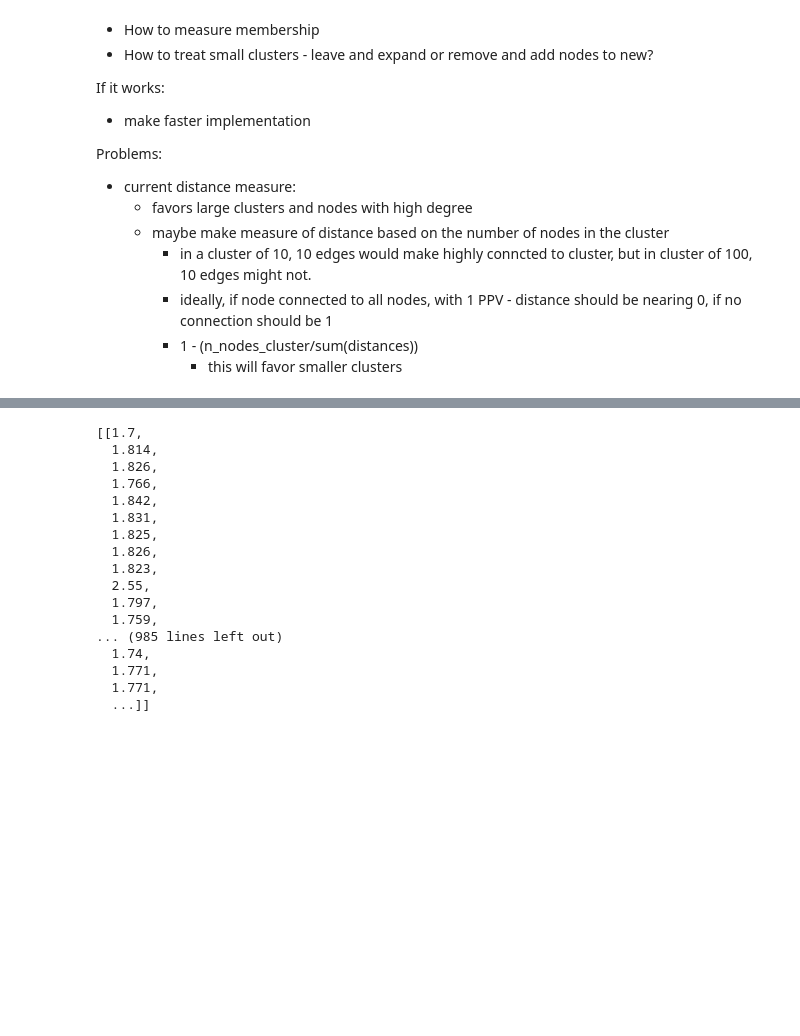
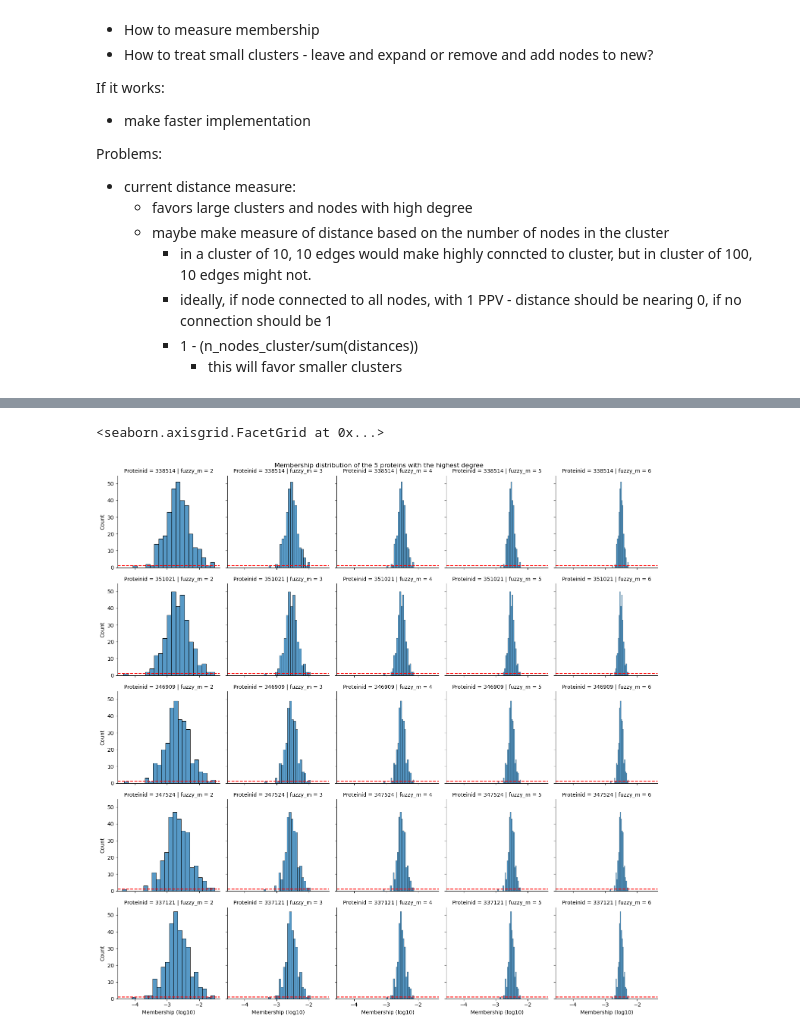
Before and after one commit to ViHoller/regulomeClustering, a Jupyter notebook: regulome_clustering_c_means.ipynb, the cells around one changed output, grey strips where cells are left out. Cells and saved outputs as stored; diff of their text form; code cells hidden in the pictures; blank space fills up the shorter version.

```diff
--- a/regulome_clustering_c_means.ipynb
+++ b/regulome_clustering_c_means.ipynb
@@ -159,0 +191,2 @@ Error:
+# %%
+results = network_c_means(regulome_graph, clusters_dict, 2, optimize=True, distance_measure='dist_sum', path_lengths=path_lengths_dict)
@@ -225,27 +219,0 @@ KeyboardInterrupt:
-# %%
-t = regulome_graph.distances('350619', '349606', weights='PPV', algorithm='Djikstra')
-
-n1 = set(regulome_graph.neighbors('350619'))
-n2 = set(regulome_graph.neighbors('349606'))
-
-n1.intersection(n2) #{28, 110}
-
-regulome_graph.distances('350619',  weights='PPV')
-# %% [output]
-[[1.7,
-  1.814,
-  1.826,
-  1.766,
-  1.842,
-  1.831,
-  1.825,
-  1.826,
-  1.823,
-  2.55,
-  1.797,
-  1.759,
-... (985 lines left out)
-  1.74,
-  1.771,
-  1.771,
-  ...]]
@@ -254,48 +224,65 @@ from math import log10
 
 protein_edges = pd.concat([regulome_network_edges['ProteinAid'], regulome_network_edges['ProteinBid']]).value_counts()
 most_connected_proteins = tuple(protein_edges.index[:5])
-least_connected_proteins = tuple(protein_edges[protein_edges > 5].index[-5:])
+least_connected_proteins = tuple(protein_edges.index[-5:])
 
-def network_c_means_connections(graph, to_investigate, clusters, m, optimize=False):
+def network_c_means_connections(graph, nodes, clusters, m, optimize=False, distance_measure='dist_sum', path_lengths=None):
     # add leiden here after
-    nodes = [node['name'] for node in graph.vs]
-    neighbor_edges_dict = {
-        node : {
-            graph.vs[neighbor]['name'] : graph.es[graph.get_eid(node, neighbor)]['PPV'] for neighbor in graph.neighbors(node)
+
+    if distance_measure == 'path_len':
+        if path_lengths == None:
+            print("Must give dictioonary containing path lengths using path_lengths argument")
+            return
+        connections_dict = path_lengths # maybe change name, cuase connections_dict kinda silly
+        del path_lengths
+    else:
+        connections_dict = gather_neighbors(graph, nodes, distance_measure)
+    if optimize:
+        J = 0
+
+    results = Parallel(n_jobs=4)(delayed(node_iteration)(node, connections_dict[node], clusters, m, optimize) for node in nodes)
+
+    memberships_dict = {result[0] : {
+            cluster_id : log10(r) for (cluster_id, r) in result[2].items()
             }
-            for node in nodes
+        for result in results
         }
-    results = Parallel(n_jobs=6)(delayed(node_iteration)(node, neighbor_edges_dict[node], clusters, m, optimize) for node in to_investigate)
-
-    memberships_dict = {result[0]: tuple(log10(r) for r in result[2].values()) for result in results}
     return memberships_dict
 
-m_values = [0.5, 0.6, 0.7, 0.8, 0.9, 0.95]
+    # distances_dict = {result[0]: tuple(r for r in result[1].values()) for result in results}
+    # return distances_dict
+
+m_values = [1.1, 2, 3, 4, 5, 6]
 
 most_connected_memberships = dict()
 for m in m_values:
-    most_connected_memberships[m] = network_c_means_connections(regulome_graph, most_connected_proteins, clusters_dict, m)
+    most_connected_memberships[m] = network_c_means_connections(regulome_graph, most_connected_proteins, clusters_dict, m, distance_measure='dist_sum', path_lengths=path_lengths_dict)
 
 
 least_connected_memberships = dict()
 for m in m_values:
-    least_connected_memberships[m] = network_c_means_connections(regulome_graph, least_connected_proteins, clusters_dict, m)
+    least_connected_memberships[m] = network_c_means_connections(regulome_graph, least_connected_proteins, clusters_dict, m, distance_measure='dist_sum', path_lengths=path_lengths_dict)
 # %%
 # most_connected_memberships
 
 # Manually extract the keys and values
 rows = [
     (m, protein, membership)
     for (m, proteins) in most_connected_memberships.items()
     for (protein, memberships) in proteins.items()
     for membership in memberships
+    if m not in [1.1]
 ]
 
 most_connected_df = pd.DataFrame(rows, columns=['fuzzy_m', 'Proteinid', 'membership'])
 
 fig = sns.FacetGrid(most_connected_df, col='fuzzy_m', row='Proteinid')
 fig.map(sns.histplot, 'membership')
 fig.figure.subplots_adjust(top=0.925)
 fig.set_xlabels('Membership (log10)')
 fig.figure.suptitle("Membership distribution of the 5 proteins with the highest degree")
-fig.savefig("./images/most_well_connected_sum_dist.png")
+fig.refline(y=1, c='r')
+# fig.savefig("./images/most_well_connected_sum_dist.png")
+# %% [output]
+<seaborn.axisgrid.FacetGrid at 0x...>
+[figure, added]
```
Also changed, not shown: parts of 16 cells of this notebook.
